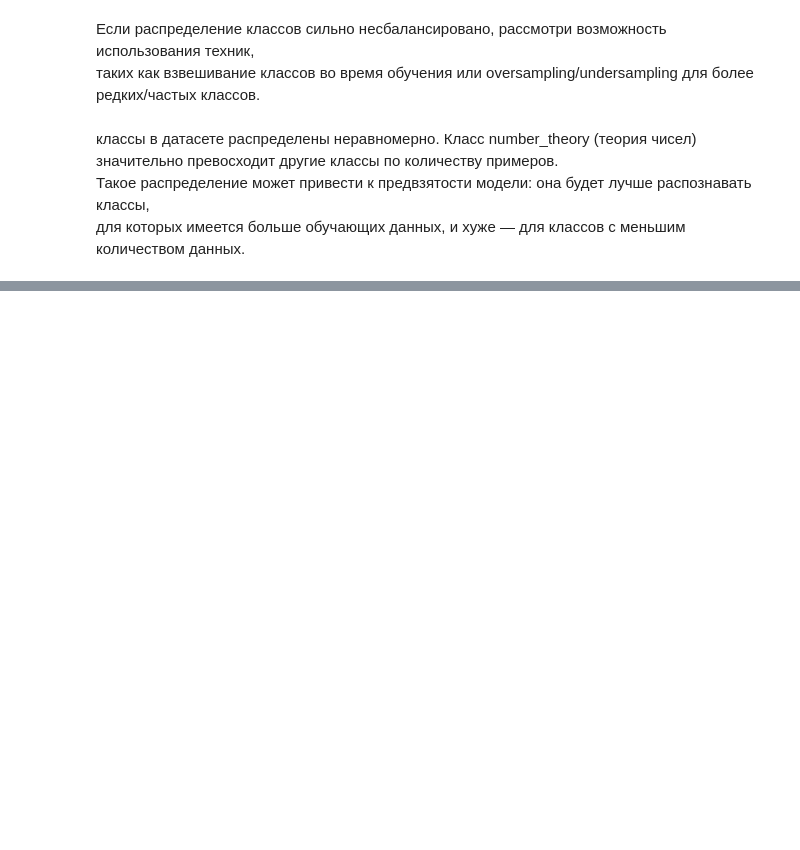
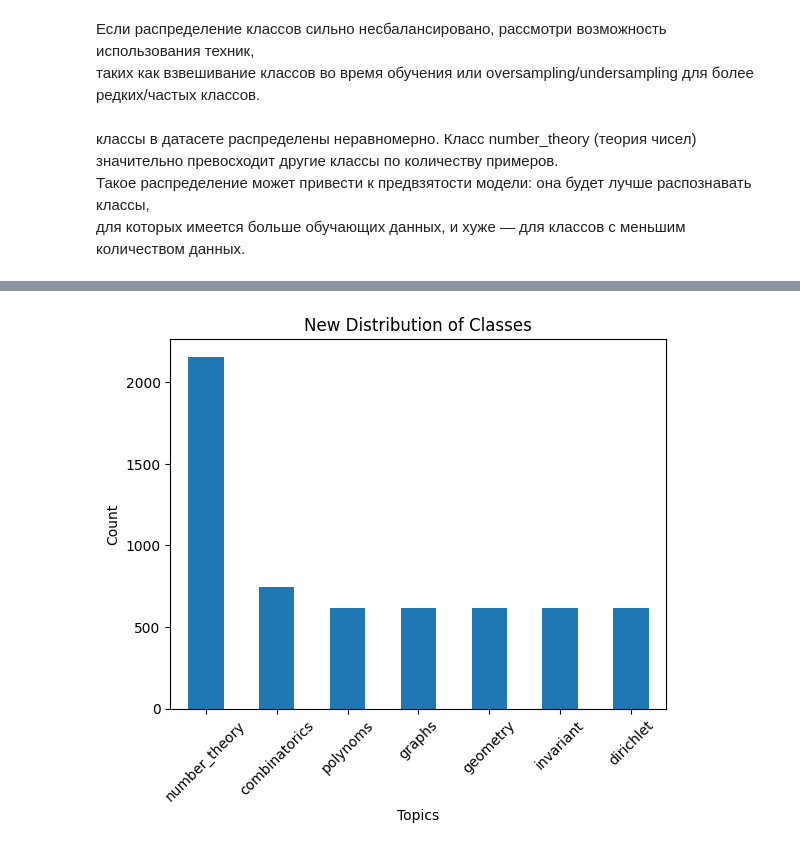
Before and after one commit to syurakshinps/MLDL, a Jupyter notebook: notebook25d0a35e1a.ipynb, the cells around one changed output, grey strips where cells are left out. Saved outputs shown, nothing was run; the diff lists cells and outputs as text; code cells hidden in the pictures; blank space fills up the shorter version.

```diff
--- a/notebook25d0a35e1a.ipynb
+++ b/notebook25d0a35e1a.ipynb
@@ -103,0 +321,20 @@ Index(['Unnamed: 0', 'problem_text', 'topic'], dtype='object')
+# %%
+import argostranslate.package
+import argostranslate.translate
+
+from_code = "en"
+to_code = "es"
+
+# Download and install Argos Translate package
+argostranslate.package.update_package_index()
+available_packages = argostranslate.package.get_available_packages()
+package_to_install = next(
+    filter(
+        lambda x: x.from_code == from_code and x.to_code == to_code, available_packages
+    )
+)
+argostranslate.package.install_from_path(package_to_install.download())
+
+# Translate
+translatedText = argostranslate.translate.translate("Hello World", from_code, to_code)
+print(translatedText)
@@ -103,0 +407,38 @@ Index(['Unnamed: 0', 'problem_text', 'topic'], dtype='object')
+# %%
+import pandas as pd
+import numpy as np
+
+# Вычисление среднего количества примеров на класс
+threshold = class_counts.mean()
+
+# Создаем пустой DataFrame для аугментированных данных
+augmented_data = pd.DataFrame(columns=data.columns)
+
+# Проходим по каждому классу и аугментируем при необходимости
+for topic, group in data.groupby('topic'):
+    count = len(group)
+    if count < threshold:
+        # Сколько примеров нужно аугментировать
+        augment_count = int(threshold - count)
+        # Выбор случайных примеров для аугментации
+        sample = group.sample(n=augment_count, replace=True)
+        # Применение back translation
+        sample['problem_text'] = sample['problem_text'].apply(lambda x: back_translate(x))
+        # Обновление bert_tokens, если это необходимо, можно опустить или обновить позже
+        # sample['bert_tokens'] = None
+        # Добавление аугментированных данных
+        augmented_data = pd.concat([augmented_data, sample])
+
+# Объединение аугментированных данных с исходным датасетом
+augmented_dataset = pd.concat([data, augmented_data], ignore_index=True)
+
+# Проверка нового распределения классов
+new_class_counts = augmented_dataset['topic'].value_counts()
+new_class_counts.plot(kind='bar')
+plt.title('New Distribution of Classes')
+plt.xlabel('Topics')
+plt.xticks(rotation=45)
+plt.ylabel('Count')
+plt.show()
+# %% [output]
+[figure, added]
```
Also changed, not shown: parts of 28 cells of this notebook.
